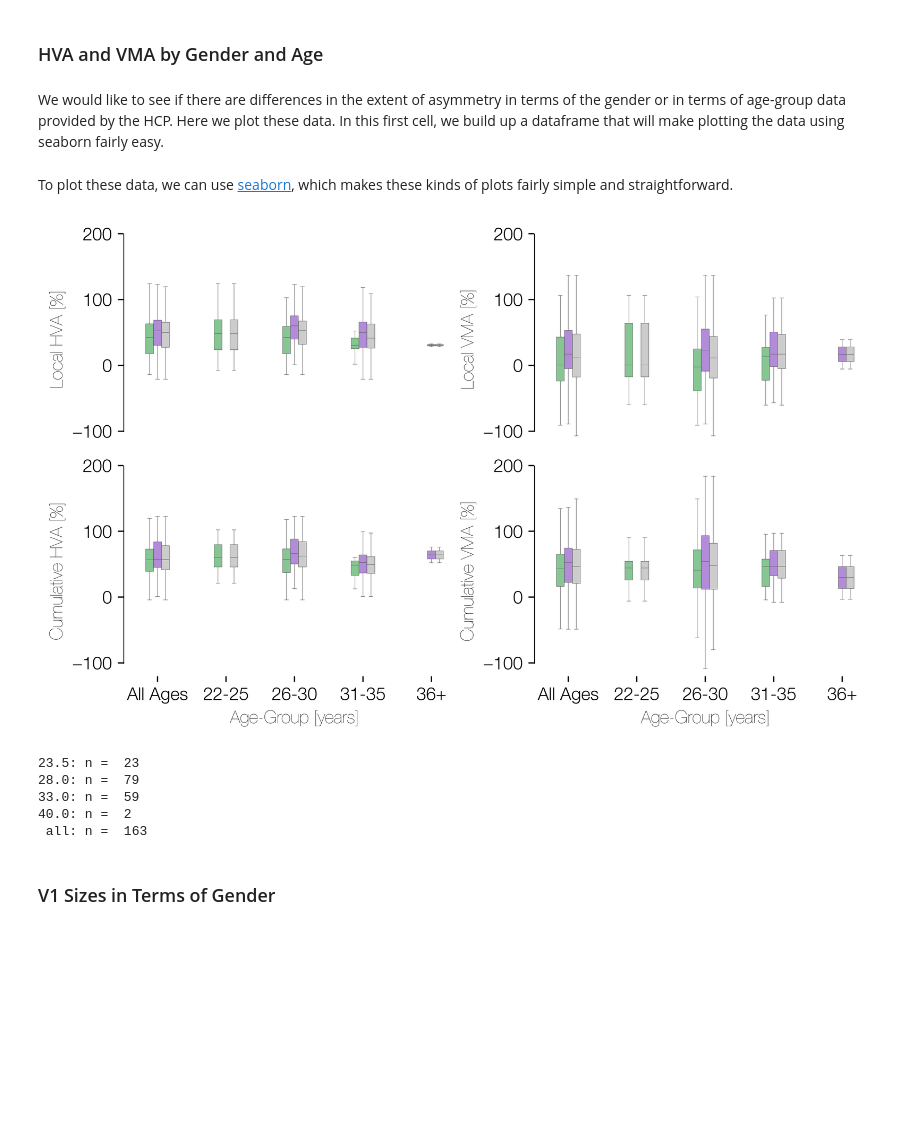
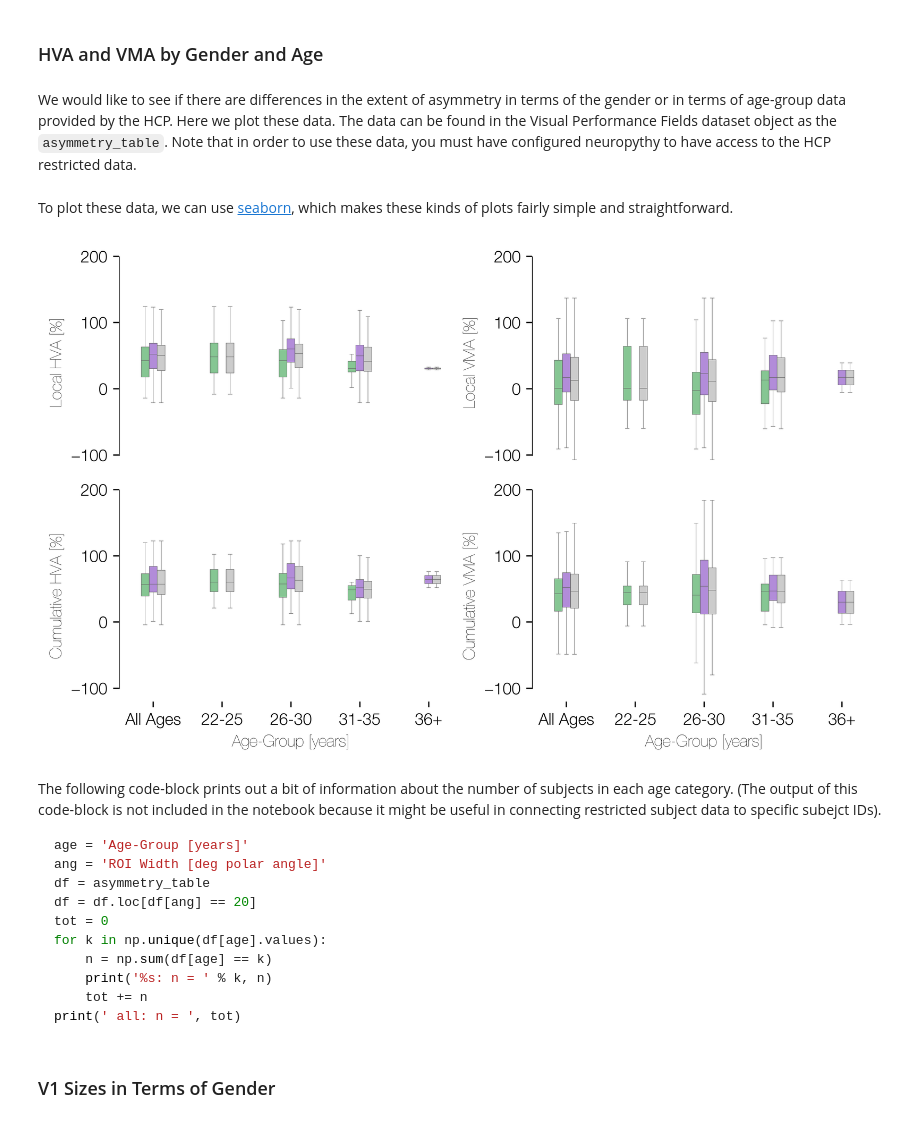
Before and after one commit to noahbenson/performance-fields, a Jupyter notebook: notebooks/performance-fields.ipynb, the cells around one changed output. Drawn from its saved outputs; the diff is of its cells as text; code cells hidden in the pictures; blank space fills up the shorter version.

````diff
--- a/notebooks/performance-fields.ipynb
+++ b/notebooks/performance-fields.ipynb
@@ -109,3 +98,19 @@ These cells contain utility and graphical functions for use with the data loaded
+# %%
+def save_figure(filename, overwrite=True, **kw):
+    '''
+    Saves the current pyplot figure to the given filename in the figures_path
+    directory and yields the full filename. If the figures_path variable is
+    set to None, then nothing is saved and None is yielded instead.
+    '''
+    if figures_path is None:
+        return None
+    if not os.path.isdir(figures_path):
+        raise ValueError('figures_path does not exist: %s' % (figures_path,))
+    filename = os.path.join(figures_path, filename)
+    if not overwrite and os.path.isfile(filename):
+        return None
+    plt.savefig(filename, **kw)
+    return filename
 # %% [markdown]
 ---
 
@@ -747,5 +695,4 @@ def heritability(mzmtx, dzmtx, bootstraps=None, confidence=95, method='falconer'
 The novel dataset of surface area measurements.
 # %%
 # We grab thisi dataset from neuropythy, which manages it.
-#data = ny.data['visual_performance_fields']
-data = ny.data['vpf']
+data = ny.data['visual_performance_fields']
@@ -953,4 +932,4 @@ if figures_path is not None:
 # %% [markdown]
 ### HVA and VMA by Gender and Age
 # %% [markdown]
-We would like to see if there are differences in the extent of asymmetry in terms of the gender or in terms of age-group data provided by the HCP. Here we plot these data. In this first cell, we build up a dataframe that will make plotting the data using seaborn fairly easy.
+We would like to see if there are differences in the extent of asymmetry in terms of the gender or in terms of age-group data provided by the HCP. Here we plot these data. The data can be found in the Visual Performance Fields dataset object as the `asymmetry_table`. Note that in order to use these data, you must have configured neuropythy to have access to the HCP restricted data.
@@ -991,11 +936,20 @@ pass
 # %% [markdown]
 To plot these data, we can use [seaborn](https://github.com/mwaskom/seaborn), which makes these kinds of plots fairly simple and straightforward.
 # %%
+# The names used by data.asymmetry for the columns:
+angle_col = 'ROI Width [deg polar angle]'
+age_col = 'Age-Group [years]'
+gender_col = 'Gender'
+data_cols = ['Local HVA', 'Cumulative HVA', 'Local VMA', 'Cumulative VMA']
+data_cols = [d + ' [%]' for d in data_cols]
+data_keys = ['HVA', 'HVA_cumulative', 'VMA', 'VMA_cumulative']
+
 # Setup the figure
 (fig,axs) = plt.subplots(2,2, figsize=(7,4.5), dpi=72*8)
 
 # We want to plot these for only the ± 10° wedge.
-df = asymmetry_table
+df = data.asymmetry_table
+
 df = df.loc[df[angle_col] == 20]
 
 # We also want to be able to plot a both-genders and all-ages category. We can
@@ -1012,56 +966,52 @@ pandas.options.mode.chained_assignment = tmp
 
 # We need to makeup a new color for the genders; make it gray.
 clrs = {k:colors[k] for k in ['M','F']}
-clrs['X'] = (0.8,0.8,0.8)
+clrs['X'] = (0.8,0.8,0.8) # Use X for a combination of both
 
 for (k,ax) in zip(data_cols, axs.T.flatten()):
     sns.boxplot(data=df, x=age_col, y=k, hue=gender_col,
                 palette=clrs, saturation=0.5, dodge=True,
                 ax=ax, linewidth=0.25, width=0.35, fliersize=0)
 
 # Do some post-processing on the figure.
 xlim = [-0.5,4.5]
 ylims = [[-120,200], [-120,200]]
 ylim_ax = [-100,200]
 #yaxlims = [[-100,200], []]
 for (axrow,ylim) in zip(axs, ylims):
     for ax in axrow:
         for sp in six.itervalues(ax.spines):
             sp.set_visible(False)
         ax.set_xlim(xlim)
         ax.set_ylim(ylim)
         ax.plot([xlim[0], xlim[0]], ylim_ax, 'k-', lw=1)
         ax.get_legend().remove()
 for ax in axs[0]:
     ax.set_xlabel(None)
     ax.set_xticks([])
 xlbls = ['All Ages'] + list(np.unique(data.behavioral_table['Age'].values))
 for ax in axs[1]:
     ax.set_xticklabels(xlbls)
 fig.subplots_adjust(0.07,0.05,1,0.9,0.2,0.1)
 
-if figures_path is not None:
-    flnm = os.path.join(figures_path, 'asymmetry_by_demographics.pdf')
-    plt.savefig(flnm, dpi=72*8, bbox_inches='tight')
+save_figure('asymmetry_by_demographics.pdf', dpi=72*8, bbox_inches='tight');
 # %% [output]
-[figure, old version]
+[figure, new version]
-# %%
-age = 'Age-Group [years]'
-ang = 'ROI Width [deg polar angle]'
-df = asymmetry_table
-df = df.loc[df[ang] == 20]
-tot = 0
-for k in np.unique(df[age].values):
-    n = np.sum(df[age] == k)
-    print('%s: n = ' % k, n)
-    tot += n
-print(' all: n = ', tot)
-# %% [output]
-23.5: n =  23
-28.0: n =  79
-33.0: n =  59
-40.0: n =  2
- all: n =  163
+# %% [markdown]
+The following code-block prints out a bit of information about the number of subjects in each age category. (The output of this code-block is not included in the notebook because it might be useful in connecting restricted subject data to specific subejct IDs).
+
+```python
+age = 'Age-Group [years]'
+ang = 'ROI Width [deg polar angle]'
+df = asymmetry_table
+df = df.loc[df[ang] == 20]
+tot = 0
+for k in np.unique(df[age].values):
+    n = np.sum(df[age] == k)
+    print('%s: n = ' % k, n)
+    tot += n
+print(' all: n = ', tot)
+```
 # %% [markdown]
 ### V1 Sizes in Terms of Gender
 # %% [markdown]
````
Also changed, not shown: parts of 57 cells of this notebook, 1 other file.
